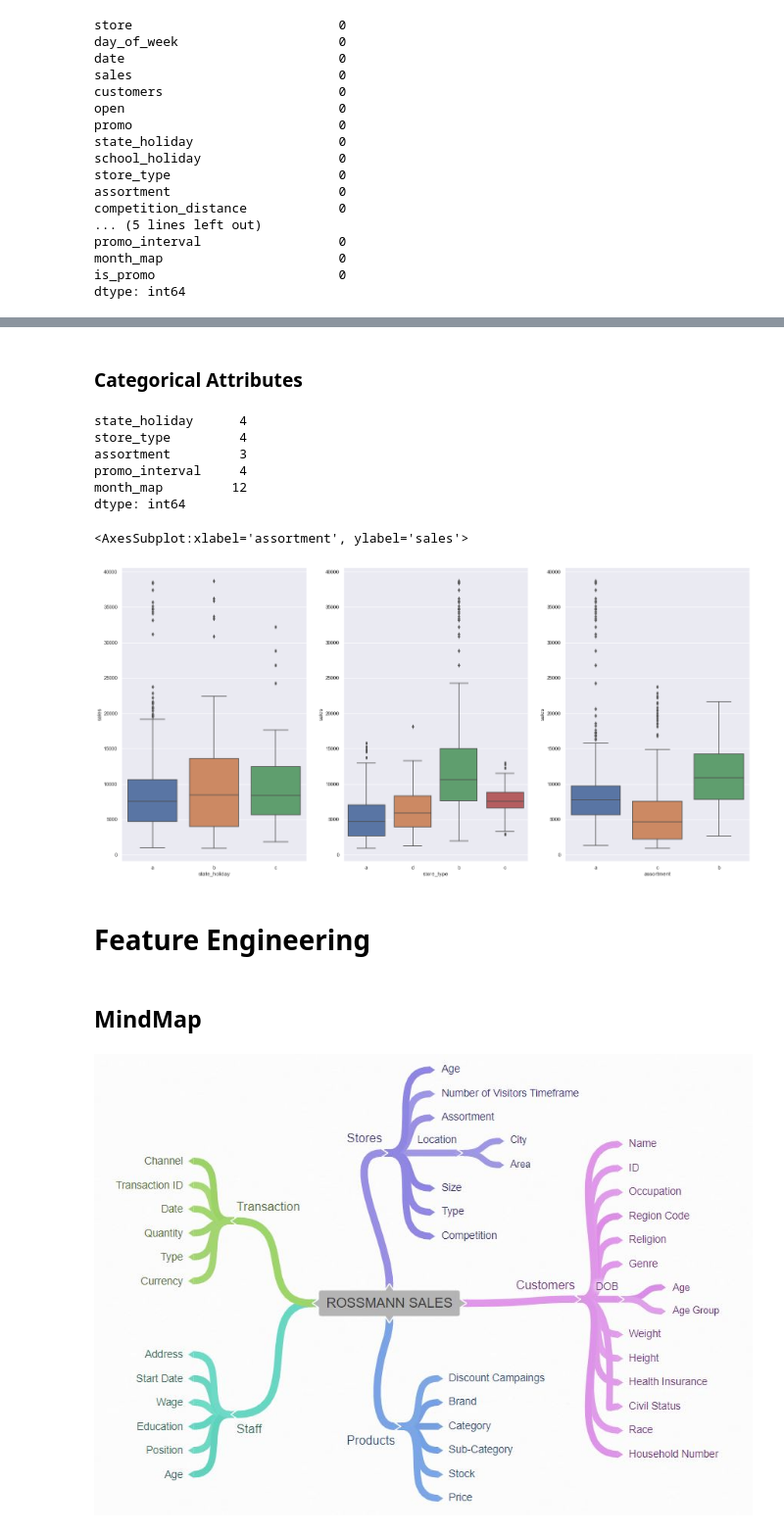
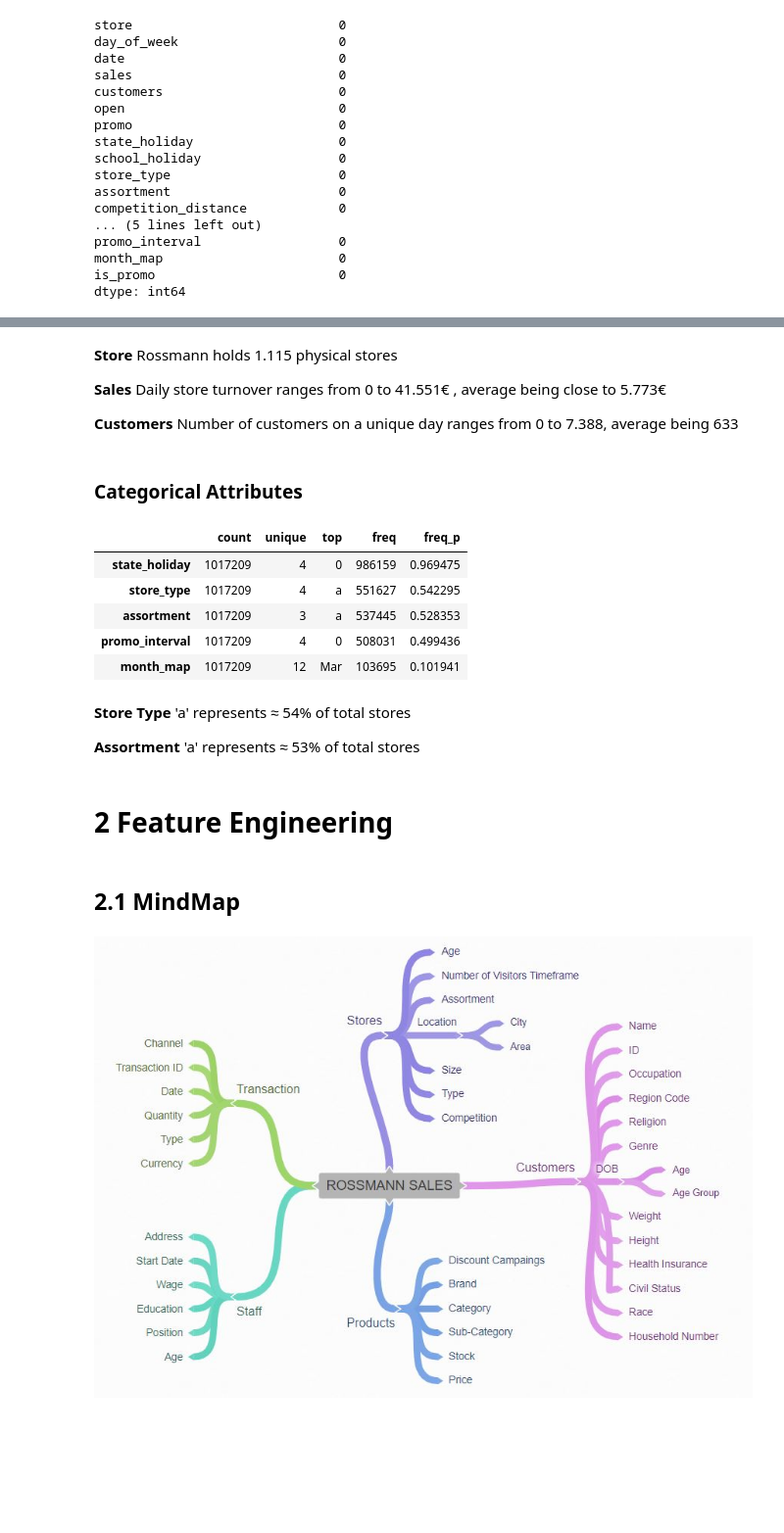
Before and after one commit to BernardoRFonseca/RossmannSalesPred, a Jupyter notebook: Store Sales Prediction.ipynb, the cells around one changed output, grey strips where cells are left out. Shown at 98% size. Drawn from its saved outputs; the diff is of its cells as text; code cells hidden in the pictures; blank space fills up the shorter version.

```diff
--- a/Store Sales Prediction.ipynb
+++ b/Store Sales Prediction.ipynb
@@ -337,31 +356,30 @@ m
 | 11 | promo2_since_week | 1.0 | 52.0 | 51.0 | 23.619033 | 22.0 | 14.310057 | 0.178723 | -1.184046 |
 | 12 | promo2_since_year | 2009.0 | 2015.0 | 6.0 | 2012.793297 | 2013.0 | 1.662657 | -0.784436 | -0.210075 |
 | 13 | is_promo | 0.0 | 1.0 | 1.0 | 0.155231 | 0.0 | 0.362124 | 1.904152 | 1.625796 |
+# %% [markdown]
+**Store** Rossmann holds 1.115 physical stores
+
+**Sales** Daily store turnover ranges from 0 to 41.551€ , average being close to 5.773€
+
+**Customers** Number of customers on a unique day ranges from 0 to 7.388, average being 633
 # %% [markdown]
 ###  Categorical Attributes
-# %%
-cat_attributes.apply( lambda x: x.unique().shape[0])
-# %% [output]
-state_holiday      4
-store_type         4
-assortment         3
-promo_interval     4
-month_map         12
-dtype: int64
-# %%
-aux1 = df1[(df1['state_holiday'] !='0') & (df1['sales'] > 0)]
-
-plt.subplot (1 , 3, 1)
-sns.boxplot(x='state_holiday' , y= 'sales', data= aux1)
-
-plt.subplot (1 , 3, 2)
-sns.boxplot(x='store_type' , y= 'sales', data= aux1)
-
-plt.subplot (1 , 3, 3)
-sns.boxplot(x='assortment' , y= 'sales', data= aux1)
-# %% [output]
-<AxesSubplot:xlabel='assortment', ylabel='sales'>
-[figure, removed]
+# %%
+# add percentage of most common attribute
+cat_attributes_p = cat_attributes.describe().T
+cat_attributes_p['freq_p'] = cat_attributes_p['freq'] / cat_attributes_p['count']
+cat_attributes_p
+# %% [output]
+|  | count | unique | top | freq | freq_p |
+| state_holiday | 1017209 | 4 | 0 | 986159 | 0.969475 |
+| store_type | 1017209 | 4 | a | 551627 | 0.542295 |
+| assortment | 1017209 | 3 | a | 537445 | 0.528353 |
+| promo_interval | 1017209 | 4 | 0 | 508031 | 0.499436 |
+| month_map | 1017209 | 12 | Mar | 103695 | 0.101941 |
+# %% [markdown]
+**Store Type** 'a' represents ≈ 54% of total stores
+
+**Assortment** 'a' represents ≈ 53% of total stores
 # %% [markdown]
-# Feature Engineering
+# 2 Feature Engineering
 # %%
@@ -369,5 +387,5 @@ df3 = df1.copy()
 # %% [markdown]
-## MindMap
+## 2.1 MindMap
 # %%
 Image( 'img/mindmap.jpg')
 # %% [output]
```
Also changed, not shown: parts of 65 cells of this notebook.
